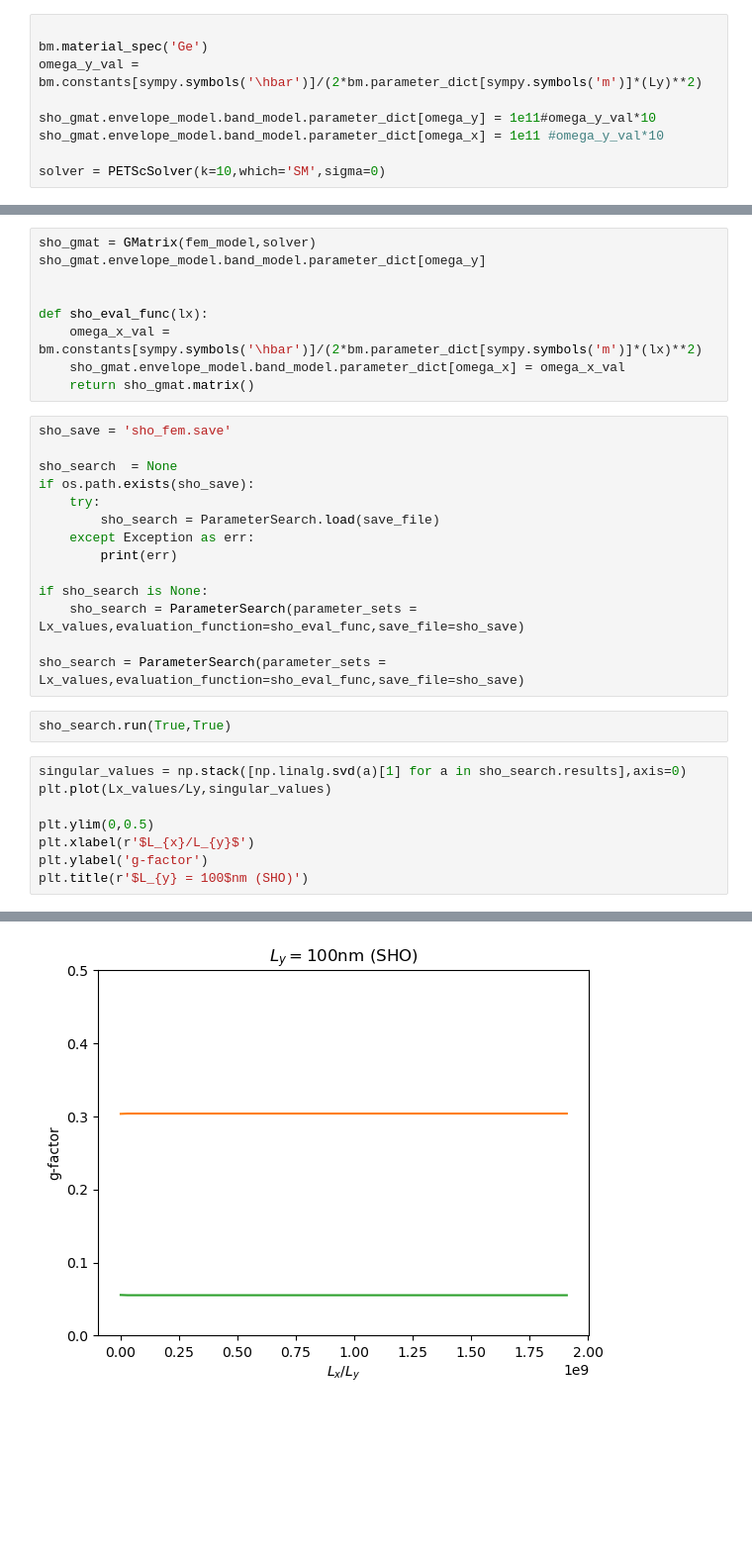
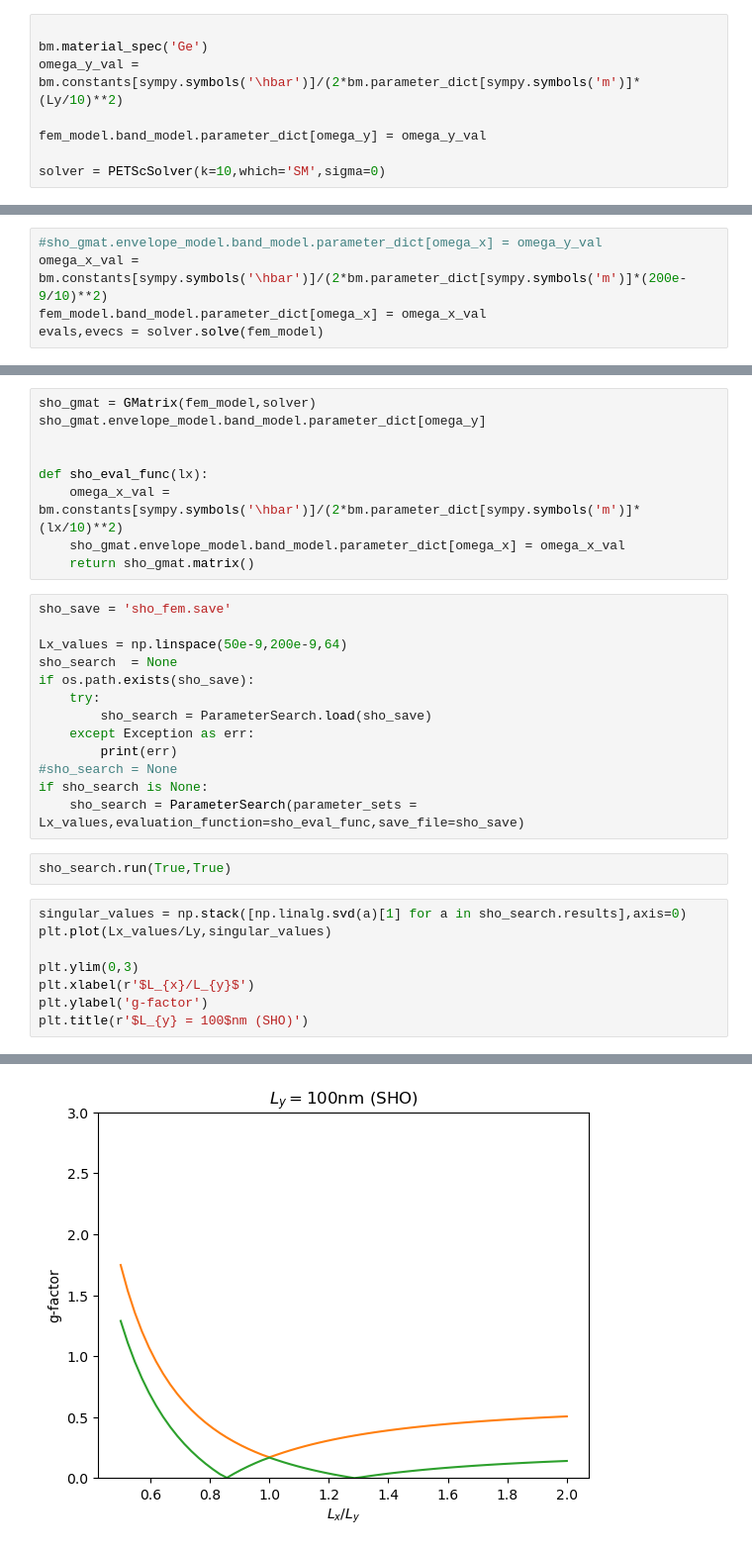
Before and after one commit to oschwarze/NQCP_FEM, a Jupyter notebook: notebooks/Experiments/LK_gmat_box_potential/LK particle ind box FEM.ipynb, the cells around one changed output, grey strips where cells are left out. Shown at 99% size. Saved outputs shown, nothing was run; the diff lists cells and outputs as text; blank space fills up the shorter version.

```diff
--- a/notebooks/Experiments/LK_gmat_box_potential/LK particle ind box FEM.ipynb
+++ b/notebooks/Experiments/LK_gmat_box_potential/LK particle ind box FEM.ipynb
@@ -357,10 +354,9 @@ we fix $\omega_x$ such that $L = 10nm$
 # %%
 
 bm.material_spec('Ge')
-omega_y_val = bm.constants[sympy.symbols('\hbar')]/(2*bm.parameter_dict[sympy.symbols('m')]*(Ly)**2)
+omega_y_val = bm.constants[sympy.symbols('\hbar')]/(2*bm.parameter_dict[sympy.symbols('m')]*(Ly/10)**2)
 
-sho_gmat.envelope_model.band_model.parameter_dict[omega_y] = 1e11#omega_y_val*10
-sho_gmat.envelope_model.band_model.parameter_dict[omega_x] = 1e11 #omega_y_val*10
+fem_model.band_model.parameter_dict[omega_y] = omega_y_val
 
 solver = PETScSolver(k=10,which='SM',sigma=0)
 # %% [markdown]
@@ -380,0 +364,5 @@ $\displaystyle 1.0 \cdot 10^{-7}$
+# %%
+#sho_gmat.envelope_model.band_model.parameter_dict[omega_x] = omega_y_val
+omega_x_val = bm.constants[sympy.symbols('\hbar')]/(2*bm.parameter_dict[sympy.symbols('m')]*(200e-9/10)**2)
+fem_model.band_model.parameter_dict[omega_x] = omega_x_val
+evals,evecs = solver.solve(fem_model)
@@ -412,33 +403,32 @@ sho_gmat.envelope_model.band_model.parameter_dict[omega_y]
 
 
 def sho_eval_func(lx):
-    omega_x_val = bm.constants[sympy.symbols('\hbar')]/(2*bm.parameter_dict[sympy.symbols('m')]*(lx)**2)
+    omega_x_val = bm.constants[sympy.symbols('\hbar')]/(2*bm.parameter_dict[sympy.symbols('m')]*(lx/10)**2)
     sho_gmat.envelope_model.band_model.parameter_dict[omega_x] = omega_x_val
     return sho_gmat.matrix()
 # %%
 sho_save = 'sho_fem.save'
 
+Lx_values = np.linspace(50e-9,200e-9,64)
 sho_search  = None
 if os.path.exists(sho_save):
     try:
-        sho_search = ParameterSearch.load(save_file)
+        sho_search = ParameterSearch.load(sho_save)
     except Exception as err:
         print(err)
-
+#sho_search = None
 if sho_search is None:
     sho_search = ParameterSearch(parameter_sets = Lx_values,evaluation_function=sho_eval_func,save_file=sho_save)
-
-sho_search = ParameterSearch(parameter_sets = Lx_values,evaluation_function=sho_eval_func,save_file=sho_save)
 # %%
 sho_search.run(True,True)
 # %%
 singular_values = np.stack([np.linalg.svd(a)[1] for a in sho_search.results],axis=0)
 plt.plot(Lx_values/Ly,singular_values)
 
-plt.ylim(0,0.5)
+plt.ylim(0,3)
 plt.xlabel(r'$L_{x}/L_{y}$')
 plt.ylabel('g-factor')
 plt.title(r'$L_{y} = 100$nm (SHO)')
 # %% [output]
 Text(0.5, 1.0, '$L_{y} = 100$nm (SHO)')
-[figure, old version]
+[figure, new version]
```
Also changed, not shown: parts of 43 cells of this notebook, 6 other files.
